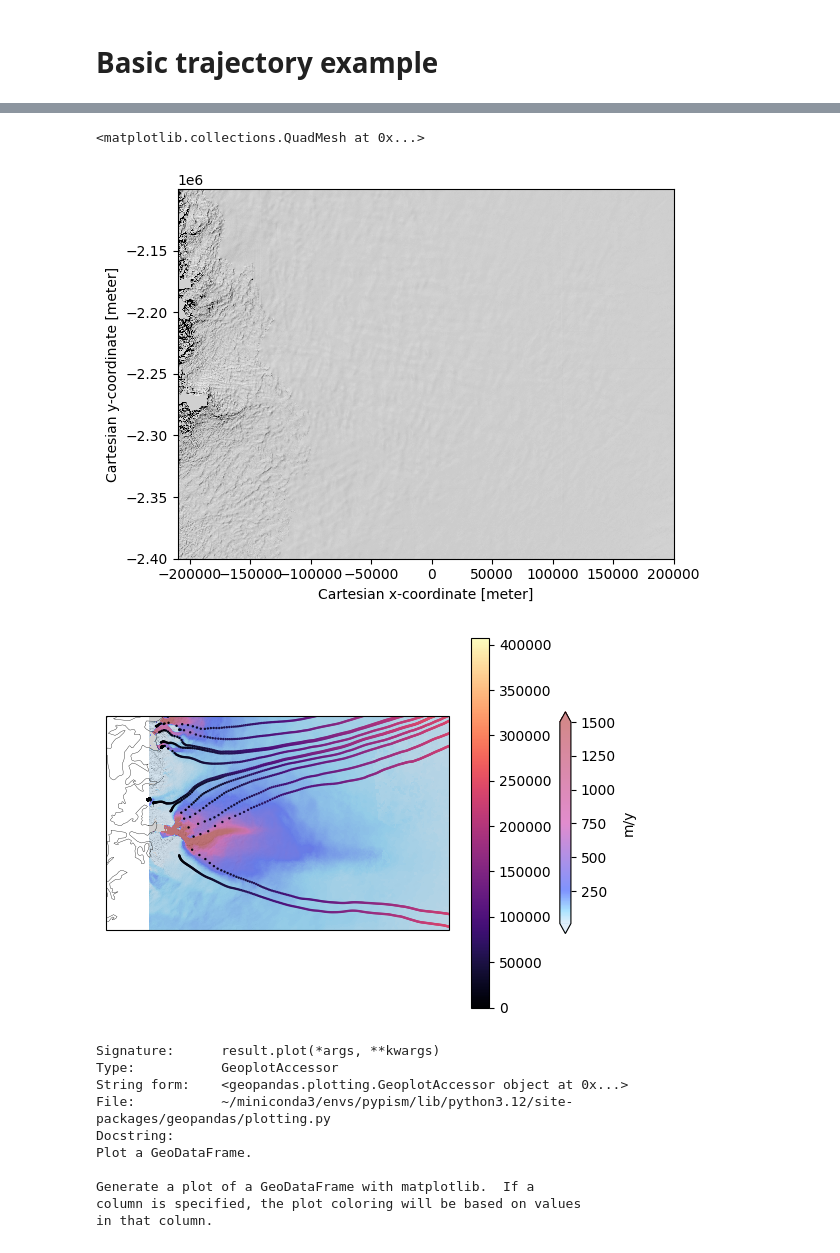
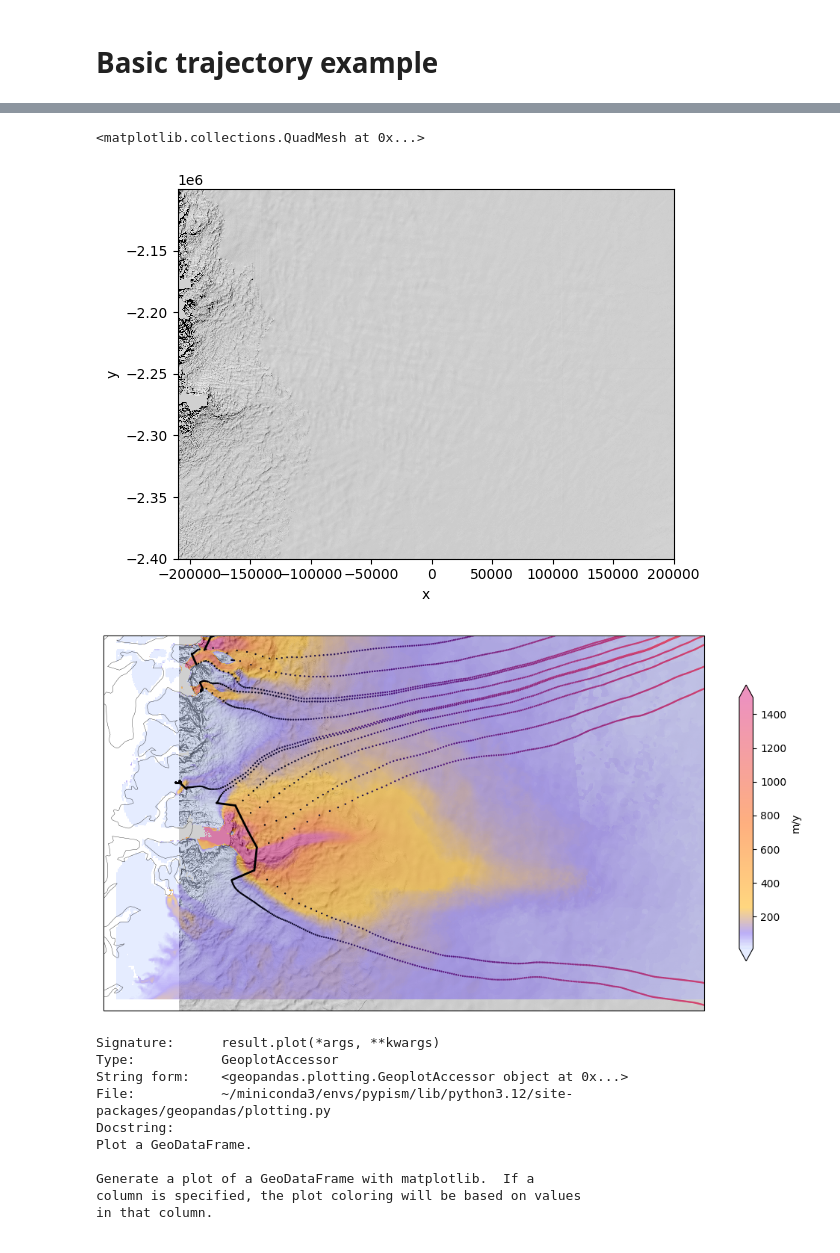
Before and after one commit to pism/glacier-flow-tools, a Jupyter notebook: notebooks/trajectory.ipynb, the cells around one changed output, grey strips where cells are left out. Saved outputs shown, nothing was run; the diff lists cells and outputs as text; code cells hidden in the pictures.

Commit message:
clean up of profile code added colorblind speed colorramp

```diff
--- a/notebooks/trajectory.ipynb
+++ b/notebooks/trajectory.ipynb
@@ -20,36 +20,46 @@ ogr_url = Path("/Users/andy/Google Drive/My Drive/data/GreenlandFluxGatesAschwan
 # %%
 # result = compute_perturbation(data_url, ogr_url, dt=10, reverse=True)
 # result.to_file(Path("traj.gpkg"))
+# %%
+stp = gp.read_file(ogr_url)
 # %%
 result = gp.read_file(Path("traj.gpkg"))
 # %%
 ds = xr.open_dataset(data_url)
 # %%
-qgis_colormap = Path("../tests/data/test_qgis_colorramp.txt")
+qgis_colormap = Path("../data/speed-colorblind.txt")
 cmap = qgis2cmap(qgis_colormap, name="speeds")
 # %%
 ds_dem = xr.open_dataset(Path("/Users/andy/Google Drive/My Drive/data/MCdataset/BedMachineGreenland-v5.nc")).sel(x=slice(-210000, 200000), y=slice(-2100000, -2400000))
 # %%
 ds_dem = xr.open_dataset(Path("/Users/andy/Google Drive/My Drive/data/MCdataset/BedMachineGreenland-v5.nc")).sel(x=slice(-210000, 200000), y=slice(-2100000, -2400000))
-hs = hillshade(ds_dem["surface"], zf=5, normalize=True)
+hs = hillshade(ds_dem["surface"], zf=5)
 hs.plot(cmap="Greys_r", vmin=0, vmax=1, add_colorbar=False)
 # %% [output]
 <matplotlib.collections.QuadMesh at 0x...>
-[figure, old version]
+[figure, new version]
 # %%
 crs = ccrs.NorthPolarStereo(central_longitude=-45, true_scale_latitude=70, globe=None)
-f = ds.sel(x=slice(-210000, 200000), y=slice(-2100000, -2400000))["v"].plot(vmin=10, vmax=1500, cmap=cmap, shading="flat", alpha=0.5,
+
+jak_extent = {"x": slice(-240000, 60000), "y": slice(-2000000, -2350000)}
+
+fig = plt.figure(figsize=(12, 8))
+ax = fig.add_subplot(111, projection=crs)
+
+
+f = ds.sel(jak_extent)["v"].plot(vmin=10, vmax=1500, cmap=cmap, shading="flat", alpha=0.5, ax=ax,
                  transform=crs,
              cbar_kwargs={"location": "right", "orientation": "vertical",
                           "fraction": 0.085, "shrink": 0.6, "label": ds["v"].units},
-             subplot_kws={"projection": crs}
 )
 hs.plot(cmap="Greys_r", vmin=0, vmax=1, ax=f.axes, zorder=-1, add_colorbar=False)
 f.axes.coastlines(linewidth=0.25, resolution="10m")
-t_l = result.plot(ax=f.axes, column="distance_from_origin", markersize=0.5, cmap="magma", legend=True)
+t_l = result.plot(ax=f.axes, column="distance_from_origin", markersize=0.5, cmap="magma",
+                  legend=False)
+stp.plot(ax=ax, color="k", lw=2)
 f.axes.set_extent([-51, -44, 68.5, 70])
 # %% [output]
-[figure, old version]
+[figure, new version]
 # %%
 result.plot?
 # %% [output]
```
Also changed, not shown: parts of 4 cells of this notebook, 4 other files.
